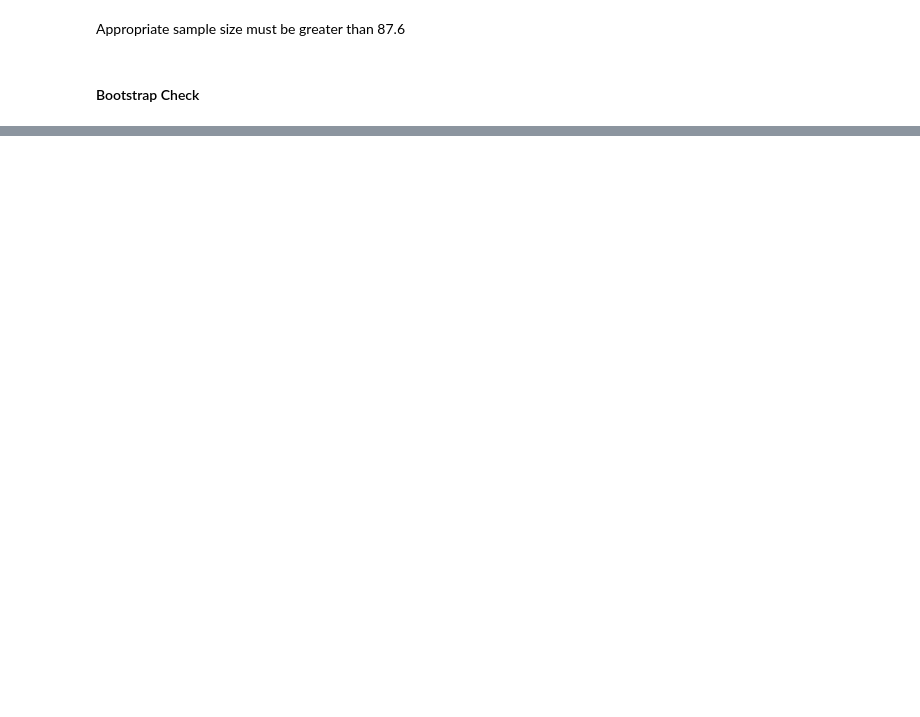
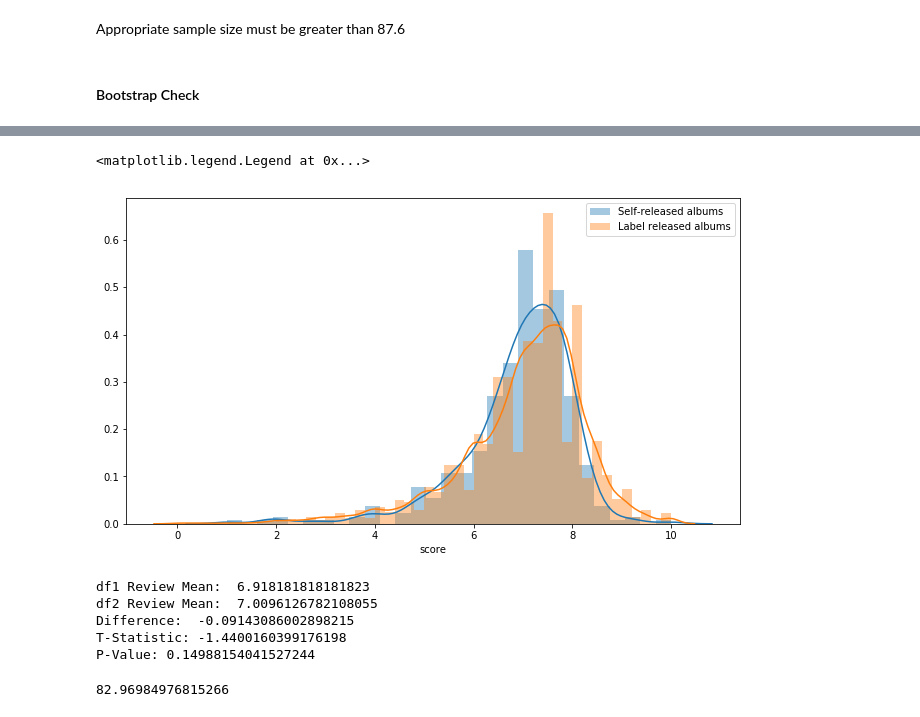
Before and after one commit to jnawjux/pitchfork_review_testing, a Jupyter notebook: Music_Index.ipynb, the cells around one changed output, grey strips where cells are left out. Drawn from its saved outputs; the diff is of its cells as text; code cells hidden in the pictures; blank space fills up the shorter version.

```diff
--- a/Music_Index.ipynb
+++ b/Music_Index.ipynb
@@ -319,0 +333,4 @@ In our further bootstrap test, sampling our data, we did not find significant va
+# %%
+multi_label = dict(labels_df['reviewid'].value_counts())
+labels_df['label count'] = labels_df['reviewid'].apply(lambda x: multi_label[x])
+labels_df.head()
@@ -319,0 +344,16 @@ In our further bootstrap test, sampling our data, we did not find significant va
+# %%
+to_drop = labels_df[labels_df['label count'] > 1]
+label_solo_df = labels_df.drop(to_drop.index, axis=0)
+# %%
+revlab_df = reviews_df.merge(label_solo_df, left_on='reviewid', right_on='reviewid')
+# %%
+self_df = revlab_df[revlab_df['label'] == 'self-released']
+label_df = revlab_df[revlab_df['label'] != 'self-released']
+# %%
+plt.figure(figsize=(11,6))
+sns.distplot(self_df['score'], label='Self-released albums');
+sns.distplot(label_df['score'], label='Label released albums');
+plt.legend()
+# %% [output]
+<matplotlib.legend.Legend at 0x...>
+[figure, added]
@@ -319,0 +367,12 @@ In our further bootstrap test, sampling our data, we did not find significant va
+# %%
+output(self_df, label_df)
+# %% [output]
+df1 Review Mean:  6.918181818181823
+df2 Review Mean:  7.0096126782108055
+Difference:  -0.09143086002898215
+T-Statistic: -1.4400160399176198
+P-Value: 0.14988154041527244
+# %%
+sample_size_calc(self_df['score'],label_df['score'])
+# %% [output]
+82.96984976815266
```
Also changed, not shown: parts of 52 cells of this notebook.
